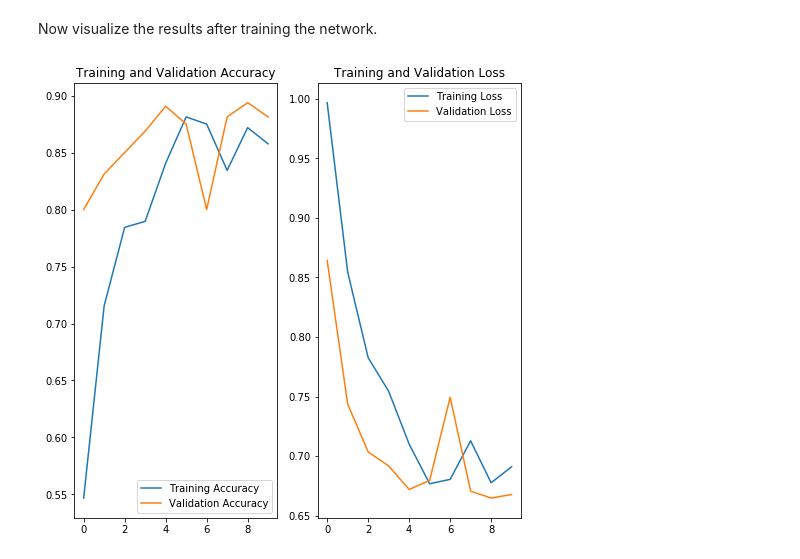
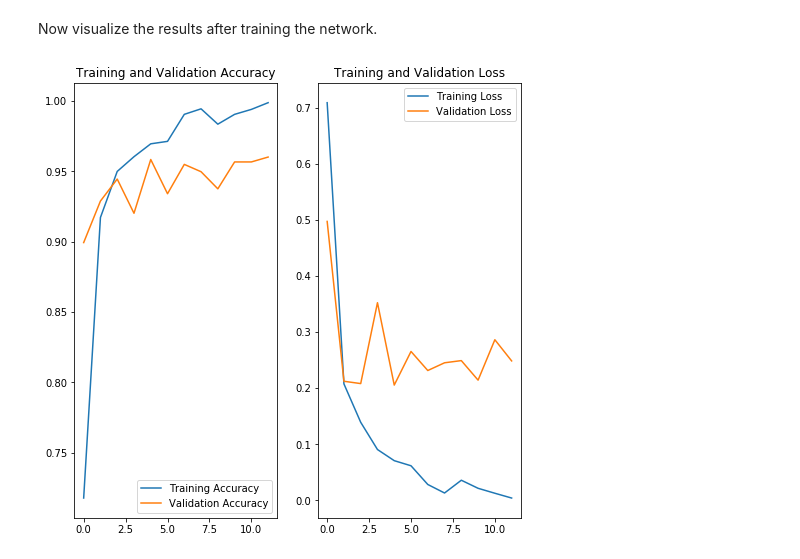
Before and after one commit to ancamarginean/IntroDeepLearning, a Jupyter notebook: d3/Covid X_RAY.ipynb, the cells around one changed output. Drawn from its saved outputs; the diff is of its cells as text; code cells hidden in the pictures.

```diff
--- a/d3/Covid X_RAY.ipynb
+++ b/d3/Covid X_RAY.ipynb
@@ -103,3 +135,12 @@ model = Sequential([
     Dense(512, activation='relu'),
     Dense(3, activation='softmax')
 ])
+# %%
+total_train = covid+normal+viral
+weight_for_0 = (1 / covid)*total_train/3.0
+weight_for_1 = (1 / normal)*total_train/3.0
+weight_for_2 = (1 / viral)*total_train/3.0
+class_weight = {0: weight_for_0, 1: weight_for_1, 2:weight_for_2}
+print(class_weight)
+total_val=len(val_data_gen.classes)
+print(total_train, total_val)
@@ -107,10 +151,15 @@ model = Sequential([
 ### Compile the model
 
 For this tutorial, choose the *ADAM* optimizer and *binary cross entropy* loss function. To view training and validation accuracy for each training epoch, pass the `metrics` argument.
-# %%
-model.compile(optimizer='adam',
-              loss=tf.keras.losses.SparseCategoricalCrossentropy(from_logits=True),
-              metrics=['accuracy'])
+# %%
+METRICS = [tf.keras.metrics.Precision(name='precision', top_k=1),
+    tf.keras.metrics.Precision(name='precision', top_k=3),
+    tf.keras.metrics.Recall(name='recall', top_k=1),
+    tf.keras.metrics.Recall(name='recall', top_k=3)]
+
+model.compile(optimizer='adam',
+              loss=tf.keras.losses.SparseCategoricalCrossentropy(),
+              metrics=['accuracy'])
 # %% [markdown]
 ### Model summary
 
@@ -142,10 +191,11 @@ Use the `fit_generator` method of the `ImageDataGenerator` class to train the ne
 # %%
 history = model.fit(
     train_data_gen,
-    steps_per_epoch=10, #total_train // batch_size,
-    epochs=10,
+    steps_per_epoch=total_train // batch_size,
+    epochs=12,
     validation_data=val_data_gen,
-    validation_steps=10# total_val // batch_size
+    validation_steps=total_val // batch_size,
+    class_weight=class_weight
 )
 # %% [output]
 WARNING:tensorflow:sample_weight modes were coerced from
@@ -172,24 +222,24 @@ Now visualize the results after training the network.
 # %%
 acc = history.history['accuracy']
 val_acc = history.history['val_accuracy']
 
 loss=history.history['loss']
 val_loss=history.history['val_loss']
 
-epochs_range = range(10)
+epochs_range = range(12)
 
 plt.figure(figsize=(8, 8))
 plt.subplot(1, 2, 1)
 plt.plot(epochs_range, acc, label='Training Accuracy')
 plt.plot(epochs_range, val_acc, label='Validation Accuracy')
 plt.legend(loc='lower right')
 plt.title('Training and Validation Accuracy')
 
 plt.subplot(1, 2, 2)
 plt.plot(epochs_range, loss, label='Training Loss')
 plt.plot(epochs_range, val_loss, label='Validation Loss')
 plt.legend(loc='upper right')
 plt.title('Training and Validation Loss')
 plt.show()
 # %% [output]
-[figure, old version]
+[figure, new version]
```
Also changed, not shown: parts of 17 cells of this notebook.
